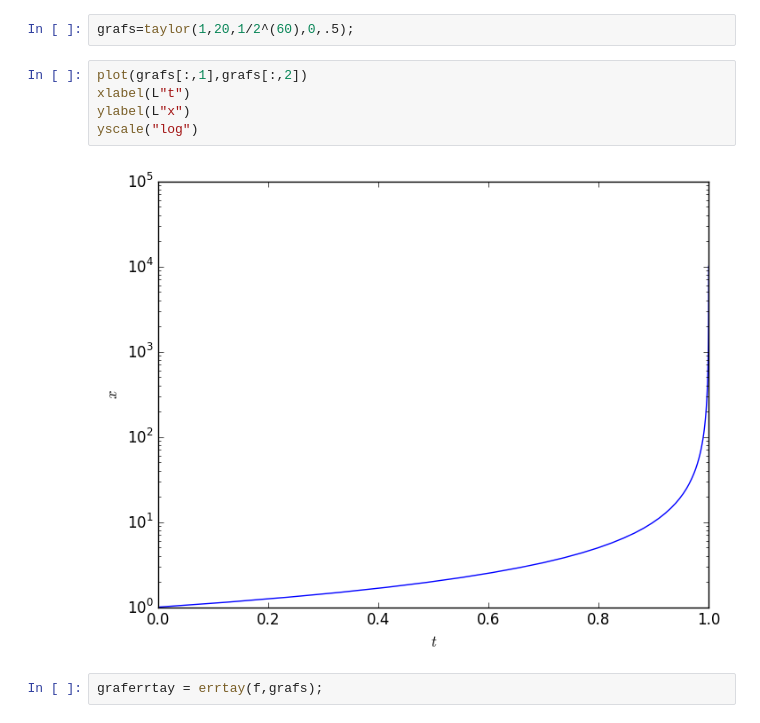
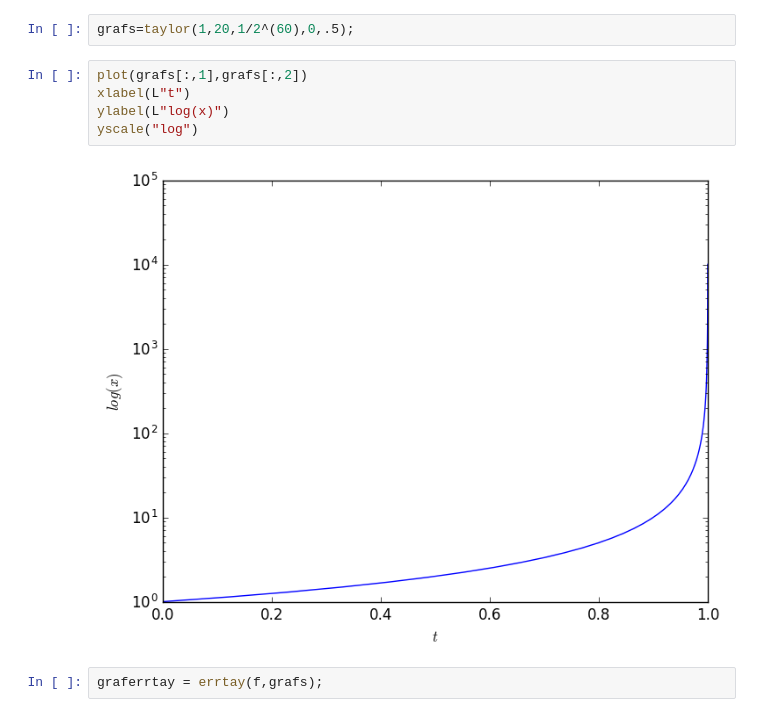
Before and after one commit to lbenet/2016-1_TemasSelectosFisComp, a Jupyter notebook: tareas/Ceboc/3-EjerciciosTaylor.ipynb, the cells around one changed output. Cells and saved outputs as stored; diff of their text form.

```diff
--- a/tareas/Ceboc/3-EjerciciosTaylor.ipynb
+++ b/tareas/Ceboc/3-EjerciciosTaylor.ipynb
@@ -407,10 +411,10 @@ grafs=taylor(1,20,1/2^(60),0,.5);
 # %%
 plot(grafs[:,1],grafs[:,2])
 xlabel(L"t")
-ylabel(L"x")
+ylabel(L"log(x)")
 yscale("log")
 # %% [output]
-[figure, old version]
+[figure, new version]
 # %%
 graferrtay = errtay(f,grafs);
 # %%
```
Also changed, not shown: parts of 7 cells of this notebook.
